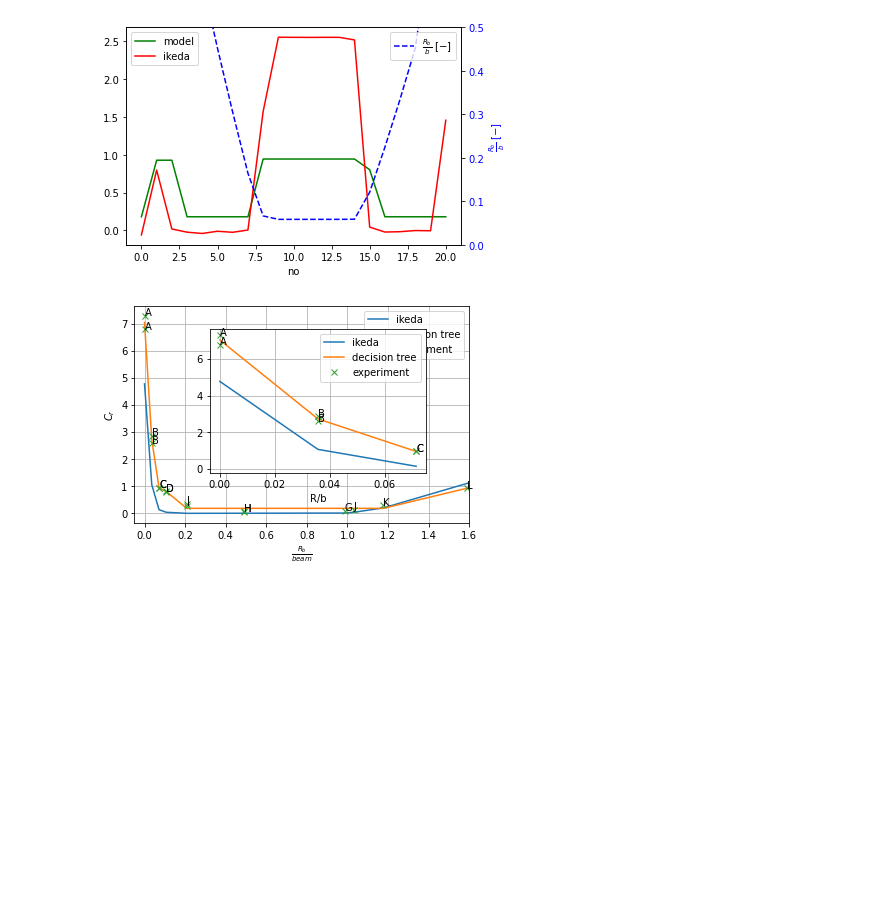
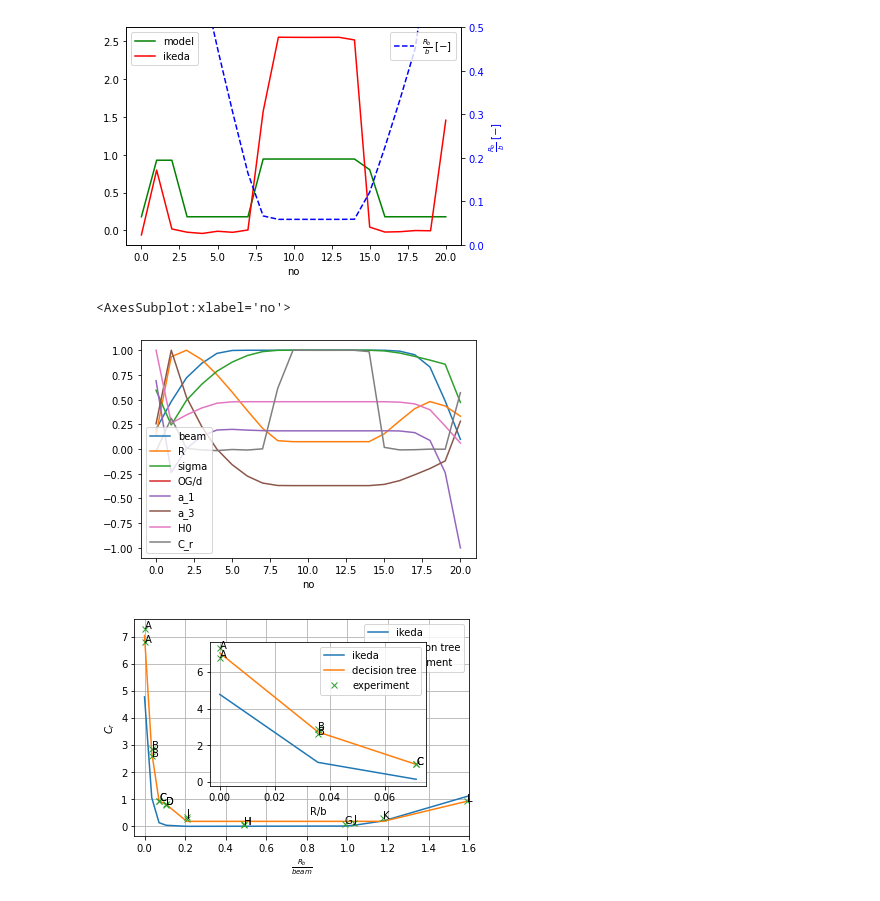
Before and after one commit to martinlarsalbert/Prediction-of-roll-motion-using-fully-nonlinear-potential-flow-and-Ikedas-method, a Jupyter notebook: reports/ISOPE_outline/00.5_ikeda_eddy_regression.ipynb, the cells around one changed output. Saved outputs shown, nothing was run; the diff lists cells and outputs as text; code cells hidden in the pictures; blank space fills up the shorter version.

```diff
--- a/reports/ISOPE_outline/00.5_ikeda_eddy_regression.ipynb
+++ b/reports/ISOPE_outline/00.5_ikeda_eddy_regression.ipynb
@@ -443,6 +443,15 @@ ax_R_b.legend(loc='upper right')
 # %% [output]
 <matplotlib.legend.Legend at 0x...>
 [figure]
+# %%
+df_ = df_kvlcc2_.copy()
+df_.drop(columns=['area','x','T'], inplace=True)
+df_ = df_.div(df_.abs().max())
+# %%
+df_.plot()
+# %% [output]
+<AxesSubplot:xlabel='no'>
+[figure, added]
 # %%
 fig,ax=plt.subplots()
 key = 'R/b'
```
Also changed, not shown: parts of 7 cells of this notebook, 3 other files.
